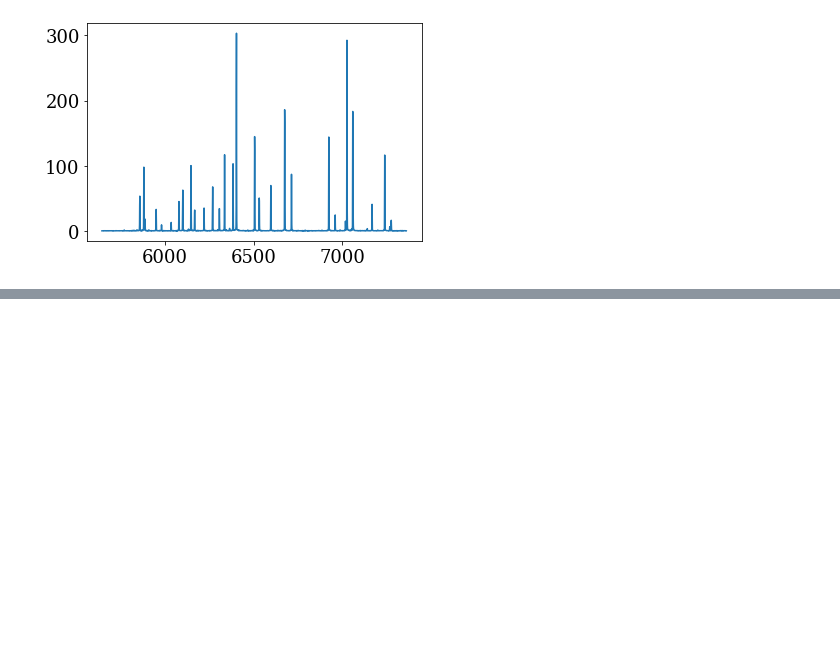
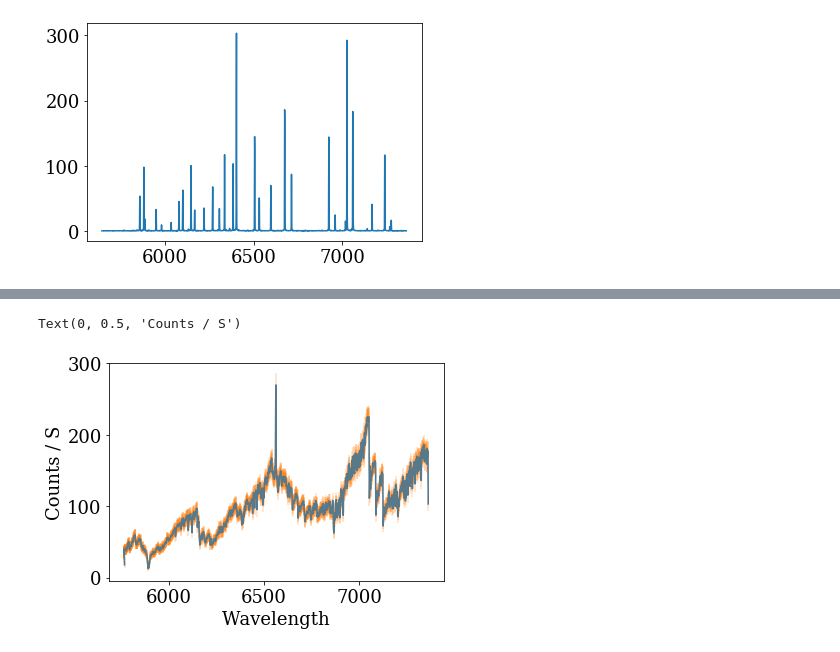
Before and after one commit to jradavenport/specreduce, a Jupyter notebook: pydis_example/apo05.ipynb, the cells around one changed output, grey strips where cells are left out. Saved outputs shown, nothing was run; the diff lists cells and outputs as text; code cells hidden in the pictures; blank space fills up the shorter version.

```diff
--- a/pydis_example/apo05.ipynb
+++ b/pydis_example/apo05.ipynb
@@ -230,0 +278,8 @@ plt.plot(wapprox, lamp_sci)
+# %%
+plt.plot(wave_sci, flux_sci - sky_sci)
+plt.errorbar(wave_sci, flux_sci - sky_sci, yerr=ferr_sci, alpha=0.25)
+plt.xlabel('Wavelength')
+plt.ylabel('Counts / S')
+# %% [output]
+Text(0, 0.5, 'Counts / S')
+[figure, added]
```
Also changed, not shown: parts of 7 cells of this notebook.
